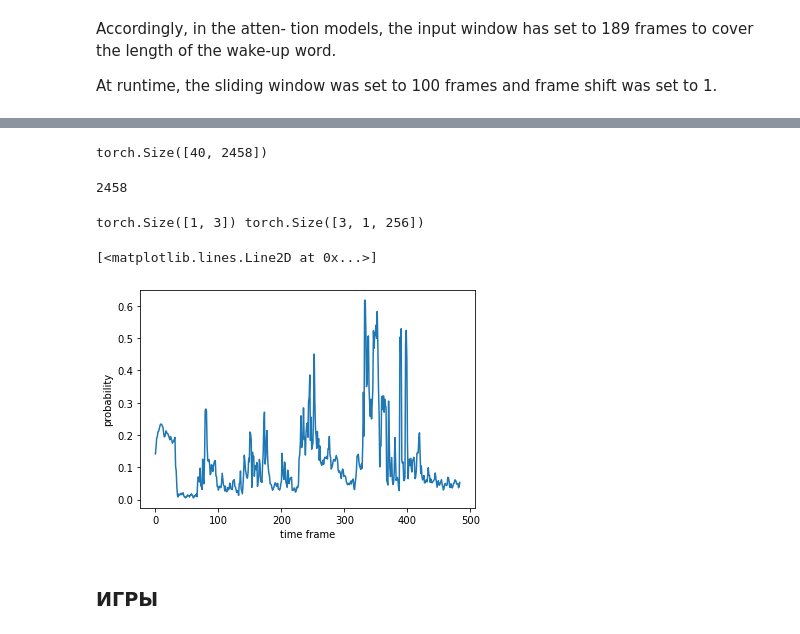
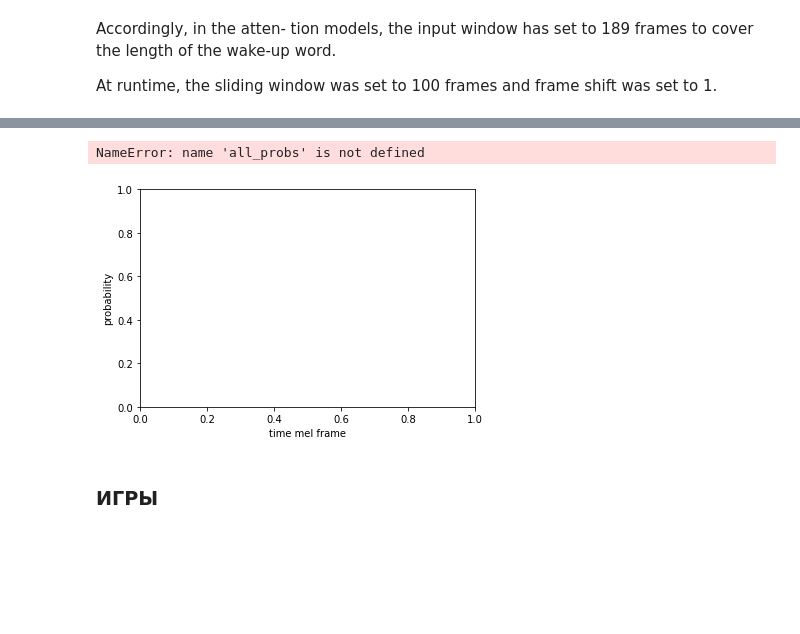
Before and after one commit to Kirili4ik/kws-attention-pytorch, a Jupyter notebook: solution.ipynb, the cells around one changed output, grey strips where cells are left out. Drawn from its saved outputs; the diff is of its cells as text; code cells hidden in the pictures; blank space fills up the shorter version.

```diff
--- a/solution.ipynb
+++ b/solution.ipynb
@@ -613,12 +599,14 @@ TypeError: can't convert cuda:0 device type tensor to numpy. Use Tensor.cpu() to
-# %%
-torch.log(melspec_val(test_audio.to(device)) + 1e-9).to(device).size()
-# %% [output]
-torch.Size([40, 2458])
 # %%
-#win_len=512, hop_len=256
-int((test_audio.size(0) - 400)/200) + 3
+#win_len=400, hop_len=200
+def get_mel_len(audio):
+    return int((audio.size(0) - 400)/200) + 3
-# %% [output]
-2458
+# %%
+melspec_test = torchaudio.transforms.MelSpectrogram(
+    sample_rate=48000,
+    n_mels=N_MELS
+).to(device)
+# %%
+kernel_x = KERNEL_SIZE[1]
 # %%
 # TEST
 
@@ -626,52 +614,60 @@ all_probs = []
 
 CRNN_model.eval()
 attn_layer.eval()
-last_layer.eval()
+apply_attn.eval()
 with torch.no_grad():
     start = 41
-    finish = int((test_audio.size(0) - 400)/200) + 3                                   #  int((test_audio.size(0) - win_len)/hop_len) : 400, 200???
+    finish = get_mel_len(test_audio)
 
-    test_audio_mel = torch.log(melspec_val(test_audio) + 1e-9).unsqueeze(0).to(device)
-    hidden = torch.zeros(2*2, 1, 128).to(device)    # (num_layers*num_dirs, BS, HS)
+    test_audio_mel = torch.log(melspec_test(test_audio) + 1e-9).unsqueeze(0).to(device)
+    hidden = torch.zeros(GRU_NUM_LAYERS*2, 1, HIDDEN_SIZE).to(device)    # (num_layers*num_dirs, BS, HS)
 
+    # apply full model, but save crnn_outputs, **e** and hidden
     e = []
     outputs, hidden = CRNN_model(test_audio_mel[:, :, 0 : start], hidden)
     for el in outputs:
         e_t = attn_layer(el)
         e.append(e_t)
     new_e = torch.cat(e, dim=1)
-    probs = last_layer(new_e, outputs)
+    probs = apply_attn(new_e, outputs)
+    # for plotting
     all_probs.append(torch.exp(probs[1]))
 
     end = (finish - start + 1)
-    start -= 5
-    for i in range(5, end, 5):
-        e = e[1:]   # delete first
+    start -= kernel_x
+    for i in range(kernel_x, end, kernel_x):
+        # delete first element
+        e = e[1:]
         outputs = outputs[1:]
 
-        batch_now = test_audio_mel[:, :, start + i : start + i + 5]
+        # get next frame with size 5
+        batch_now = test_audio_mel[:, :, start + i : start + i + kernel_x]
 
+        # apply to batch with (seq_len=1; batch_size=1)
         output, hidden = CRNN_model(batch_now, hidden)   # hidden is also new!
-        # output: (1, BS, hidden*num_dir)  or just hidden?
+        # output: (1, BS, hidden*num_dir)
+
+        # add new crnn_output to previous
         outputs = torch.cat([outputs, output])
 
+        # recount attention
         e_t = attn_layer(output.squeeze(0))
+        e.append(e_t)
+        new_e = torch.cat(e, dim=1)
 
-        e.append(e_t)
+        # apply_attention
+        probs = apply_attn(new_e, outputs)
 
-        new_e = torch.cat(e, dim=1)
-        probs = last_layer(new_e, outputs)
+        # save for logging
         all_probs.append(torch.exp(probs[1]))
-# %% [output]
-torch.Size([1, 3]) torch.Size([3, 1, 256])
 # %%
-plt.xlabel('time frame')
+plt.xlabel('time mel frame')
 plt.ylabel('probability')
 
 plt.plot(all_probs)
 # %% [output]
-[<matplotlib.lines.Line2D at 0x...>]
+NameError: name 'all_probs' is not defined
-[figure, old version]
+[figure, new version]
 # %% [markdown]
 ### ИГРЫ
 # %%
```
Also changed, not shown: parts of 39 cells of this notebook, 4 other files.
